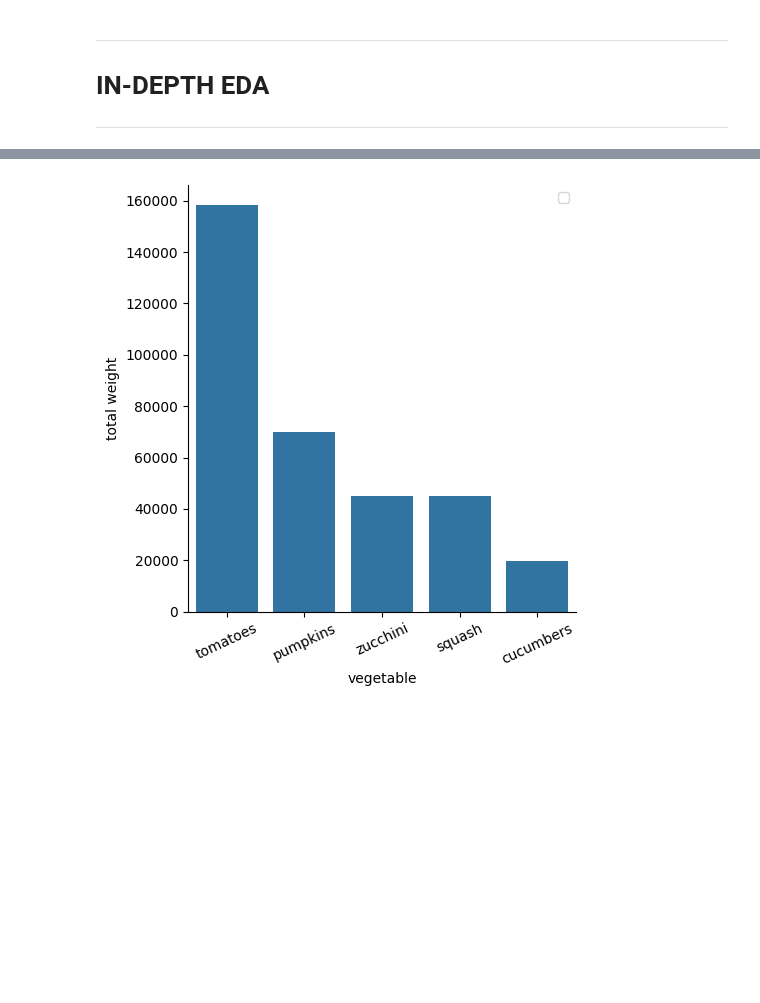
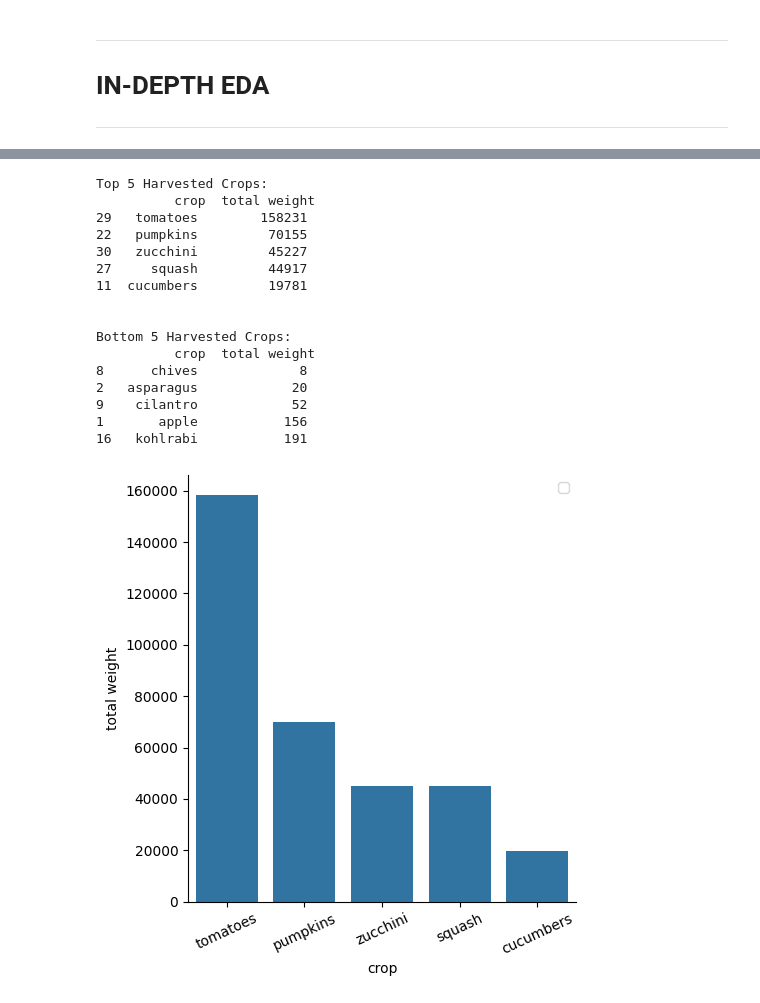
Before and after one commit to jasminebarrera/garden_project, a Jupyter notebook: harvest_eda.ipynb, the cells around one changed output, grey strips where cells are left out. Drawn from its saved outputs; the diff is of its cells as text; code cells hidden in the pictures; blank space fills up the shorter version.

Commit message:
changed 'vegetable' column to 'crop'

```diff
--- a/harvest_eda.ipynb
+++ b/harvest_eda.ipynb
@@ -10,6 +13,7 @@ pd.set_option('display.width', 1000)
 # %%
 # READ IN DATA
 harvest_df = pd.read_csv("harvest_2020.csv")
+harvest_df = harvest_df.rename(columns= {'vegetable': 'crop'})
 # %%
 # DATA OVERVIEW
 print(show_data_overview(harvest_df))
@@ -62,21 +72,34 @@ print(bottom_n_freq)
 # %%
-## Vegetable Productivity by Harvest Weight
-harvest_weight_sum_df = harvest_df.groupby(["vegetable"])["weight"].sum().reset_index().rename(columns= {'weight':'total weight'})
+## Crop Yields by Harvest Weight
+harvest_weight_sum_df = harvest_df.groupby(["crop"])["weight"].sum().reset_index().rename(columns= {'weight':'total weight'})
 top_n_weight, bottom_n_weight = show_n_by_col(harvest_weight_sum_df, "total weight", 5, 5)
 
-# sorted_harvest_df_top = harvest_weight_sum_df.sort_values(by=["total weight"], ascending=False)[0:5]
-# sorted_harvest_df_bottom = grouped_harvest_df.sort_values(by=["total weight"], ascending=True)[0:5]
-
-sns.catplot(data=top_n_weight, x="vegetable", y="total weight", kind='bar', errorbar=None, legend_out=False)
+sns.catplot(data=top_n_weight, x="crop", y="total weight", kind='bar', errorbar=None, legend_out=False)
 plt.xticks(rotation=25)
 plt.show()
 plt.clf()
 plt.close()
 
-sns.catplot(data=bottom_n_weight, x="vegetable", y="total weight", kind='bar', errorbar=None, legend_out=False)
+sns.catplot(data=bottom_n_weight, x="crop", y="total weight", kind='bar', errorbar=None, legend_out=False)
 plt.xticks(rotation=25)
 plt.show()
 plt.clf()
 plt.close()
 # %% [output]
+Top 5 Harvested Crops:
+          crop  total weight
+29   tomatoes        158231
+22   pumpkins         70155
+30   zucchini         45227
+27     squash         44917
+11  cucumbers         19781
+
+
+Bottom 5 Harvested Crops:
+          crop  total weight
+8      chives             8
+2   asparagus            20
+9    cilantro            52
+1       apple           156
+16   kohlrabi           191
-[figure, old version]
+[figure, new version]
```
Also changed, not shown: parts of 9 cells of this notebook, 2 other files.
